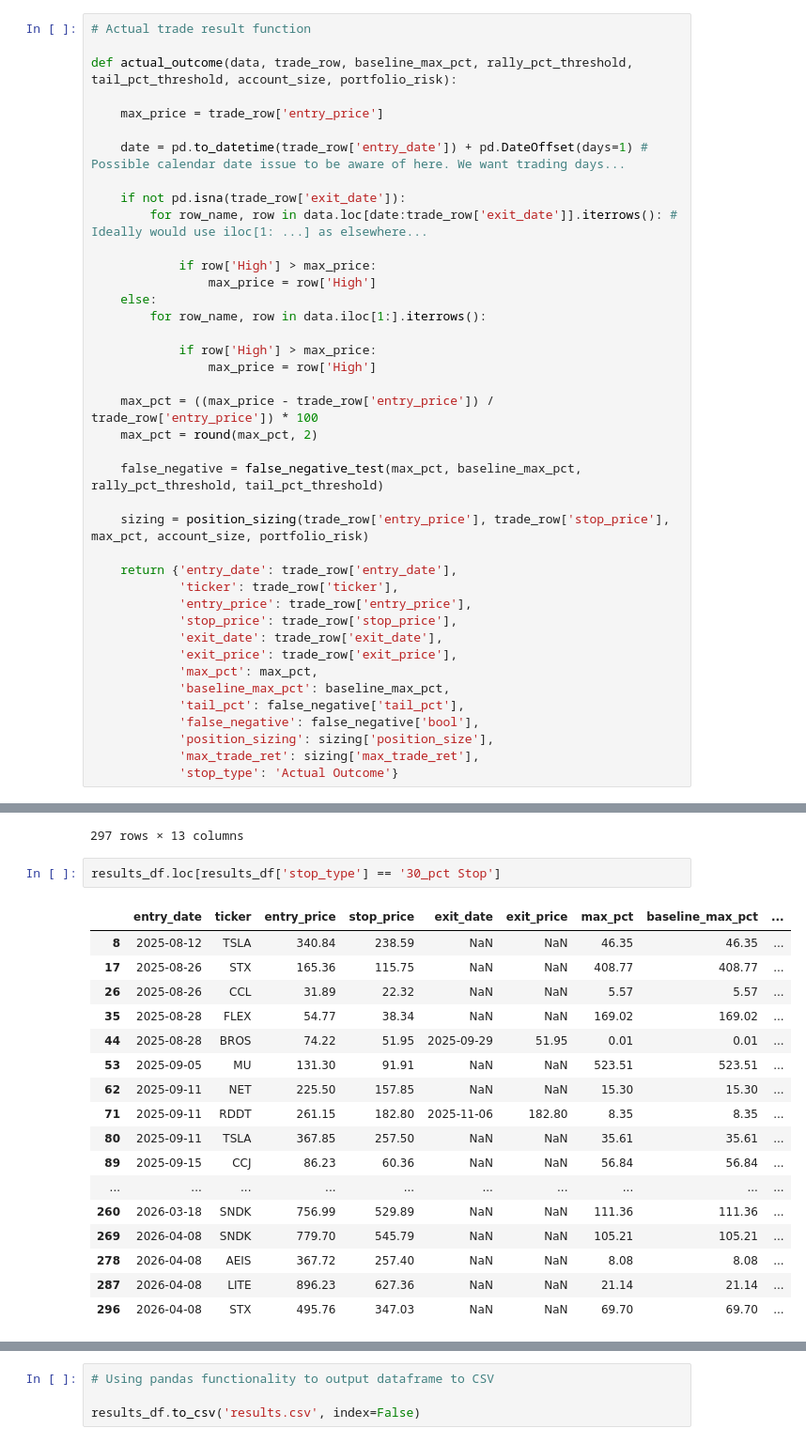
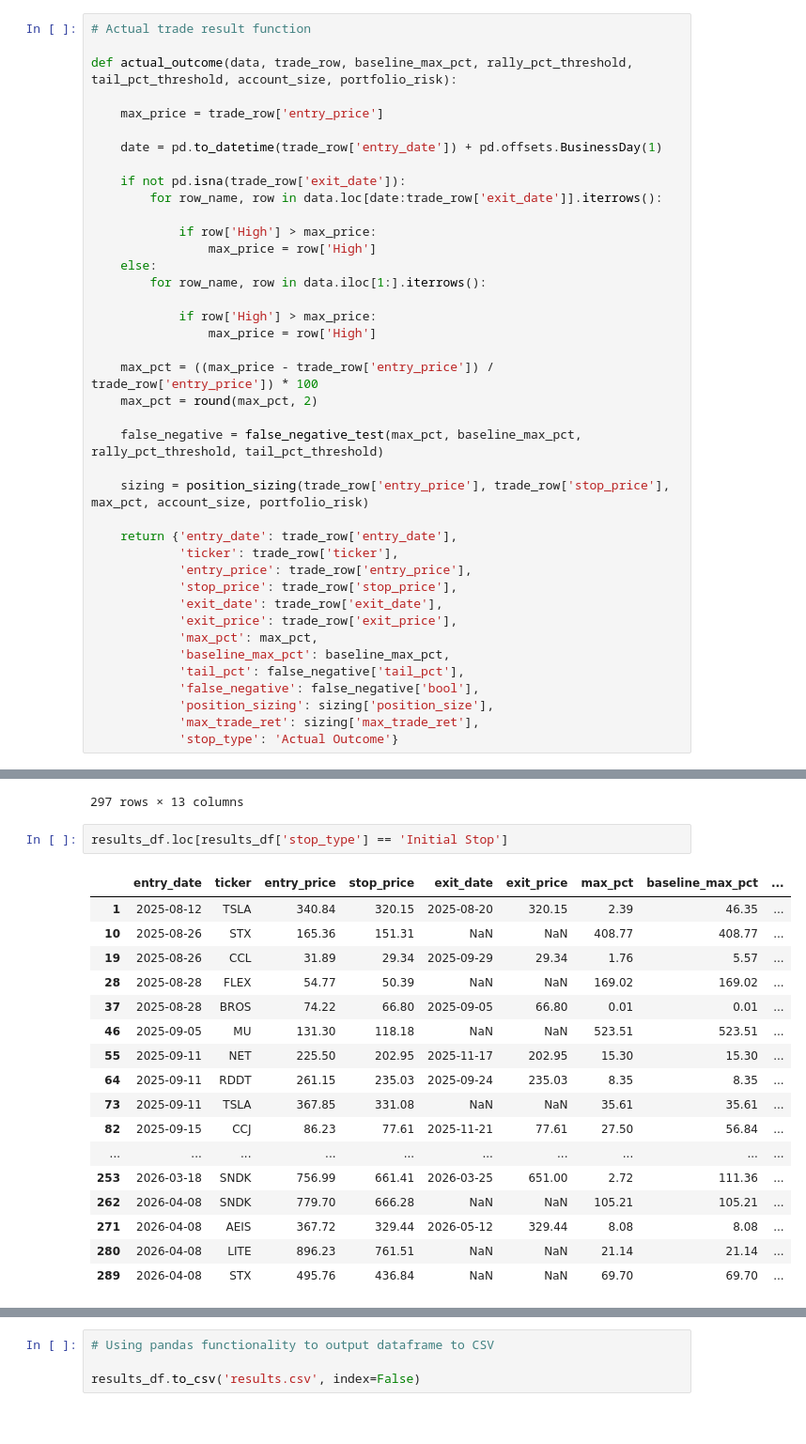
Before and after one commit to mzi1997/trading, a Jupyter notebook: stops.ipynb, the cells around one changed output, grey strips where cells are left out. Shown at 94% size. Cells and saved outputs as stored; diff of their text form.

```diff
--- a/stops.ipynb
+++ b/stops.ipynb
@@ -135,10 +136,10 @@ def actual_outcome(data, trade_row, baseline_max_pct, rally_pct_threshold, tail_
 
     max_price = trade_row['entry_price']
 
-    date = pd.to_datetime(trade_row['entry_date']) + pd.DateOffset(days=1) # Possible calendar date issue to be aware of here. We want trading days...
+    date = pd.to_datetime(trade_row['entry_date']) + pd.offsets.BusinessDay(1)
 
     if not pd.isna(trade_row['exit_date']):
-        for row_name, row in data.loc[date:trade_row['exit_date']].iterrows(): # Ideally would use iloc[1: ...] as elsewhere...
+        for row_name, row in data.loc[date:trade_row['exit_date']].iterrows():
 
             if row['High'] > max_price:
                 max_price = row['High']
@@ -271,25 +285,25 @@ results_df
 | 296 | 2026-04-08 | STX | 495.76 | 347.03 | NaN | NaN | 69.70 | 69.70 | ... |
 297 rows × 13 columns
 # %%
-results_df.loc[results_df['stop_type'] == '30_pct Stop']
+results_df.loc[results_df['stop_type'] == 'Initial Stop']
 # %% [output]
 |  | entry_date | ticker | entry_price | stop_price | exit_date | exit_price | max_pct | baseline_max_pct | ... |
-| 8 | 2025-08-12 | TSLA | 340.84 | 238.59 | NaN | NaN | 46.35 | 46.35 | ... |
-| 17 | 2025-08-26 | STX | 165.36 | 115.75 | NaN | NaN | 408.77 | 408.77 | ... |
-| 26 | 2025-08-26 | CCL | 31.89 | 22.32 | NaN | NaN | 5.57 | 5.57 | ... |
-| 35 | 2025-08-28 | FLEX | 54.77 | 38.34 | NaN | NaN | 169.02 | 169.02 | ... |
-| 44 | 2025-08-28 | BROS | 74.22 | 51.95 | 2025-09-29 | 51.95 | 0.01 | 0.01 | ... |
-| 53 | 2025-09-05 | MU | 131.30 | 91.91 | NaN | NaN | 523.51 | 523.51 | ... |
-| 62 | 2025-09-11 | NET | 225.50 | 157.85 | NaN | NaN | 15.30 | 15.30 | ... |
-| 71 | 2025-09-11 | RDDT | 261.15 | 182.80 | 2025-11-06 | 182.80 | 8.35 | 8.35 | ... |
-| 80 | 2025-09-11 | TSLA | 367.85 | 257.50 | NaN | NaN | 35.61 | 35.61 | ... |
-| 89 | 2025-09-15 | CCJ | 86.23 | 60.36 | NaN | NaN | 56.84 | 56.84 | ... |
+| 1 | 2025-08-12 | TSLA | 340.84 | 320.15 | 2025-08-20 | 320.15 | 2.39 | 46.35 | ... |
+| 10 | 2025-08-26 | STX | 165.36 | 151.31 | NaN | NaN | 408.77 | 408.77 | ... |
+| 19 | 2025-08-26 | CCL | 31.89 | 29.34 | 2025-09-29 | 29.34 | 1.76 | 5.57 | ... |
+| 28 | 2025-08-28 | FLEX | 54.77 | 50.39 | NaN | NaN | 169.02 | 169.02 | ... |
+| 37 | 2025-08-28 | BROS | 74.22 | 66.80 | 2025-09-05 | 66.80 | 0.01 | 0.01 | ... |
+| 46 | 2025-09-05 | MU | 131.30 | 118.18 | NaN | NaN | 523.51 | 523.51 | ... |
+| 55 | 2025-09-11 | NET | 225.50 | 202.95 | 2025-11-17 | 202.95 | 15.30 | 15.30 | ... |
+| 64 | 2025-09-11 | RDDT | 261.15 | 235.03 | 2025-09-24 | 235.03 | 8.35 | 8.35 | ... |
+| 73 | 2025-09-11 | TSLA | 367.85 | 331.08 | NaN | NaN | 35.61 | 35.61 | ... |
+| 82 | 2025-09-15 | CCJ | 86.23 | 77.61 | 2025-11-21 | 77.61 | 27.50 | 56.84 | ... |
 | ... | ... | ... | ... | ... | ... | ... | ... | ... | ... |
-| 260 | 2026-03-18 | SNDK | 756.99 | 529.89 | NaN | NaN | 111.36 | 111.36 | ... |
-| 269 | 2026-04-08 | SNDK | 779.70 | 545.79 | NaN | NaN | 105.21 | 105.21 | ... |
-| 278 | 2026-04-08 | AEIS | 367.72 | 257.40 | NaN | NaN | 8.08 | 8.08 | ... |
-| 287 | 2026-04-08 | LITE | 896.23 | 627.36 | NaN | NaN | 21.14 | 21.14 | ... |
-| 296 | 2026-04-08 | STX | 495.76 | 347.03 | NaN | NaN | 69.70 | 69.70 | ... |
+| 253 | 2026-03-18 | SNDK | 756.99 | 661.41 | 2026-03-25 | 651.00 | 2.72 | 111.36 | ... |
+| 262 | 2026-04-08 | SNDK | 779.70 | 666.28 | NaN | NaN | 105.21 | 105.21 | ... |
+| 271 | 2026-04-08 | AEIS | 367.72 | 329.44 | 2026-05-12 | 329.44 | 8.08 | 8.08 | ... |
+| 280 | 2026-04-08 | LITE | 896.23 | 761.51 | NaN | NaN | 21.14 | 21.14 | ... |
+| 289 | 2026-04-08 | STX | 495.76 | 436.84 | NaN | NaN | 69.70 | 69.70 | ... |
 # %%
 # Stop loss analysis using pandas groupby function.
 
```
Also changed, not shown: parts of 4 cells of this notebook.
